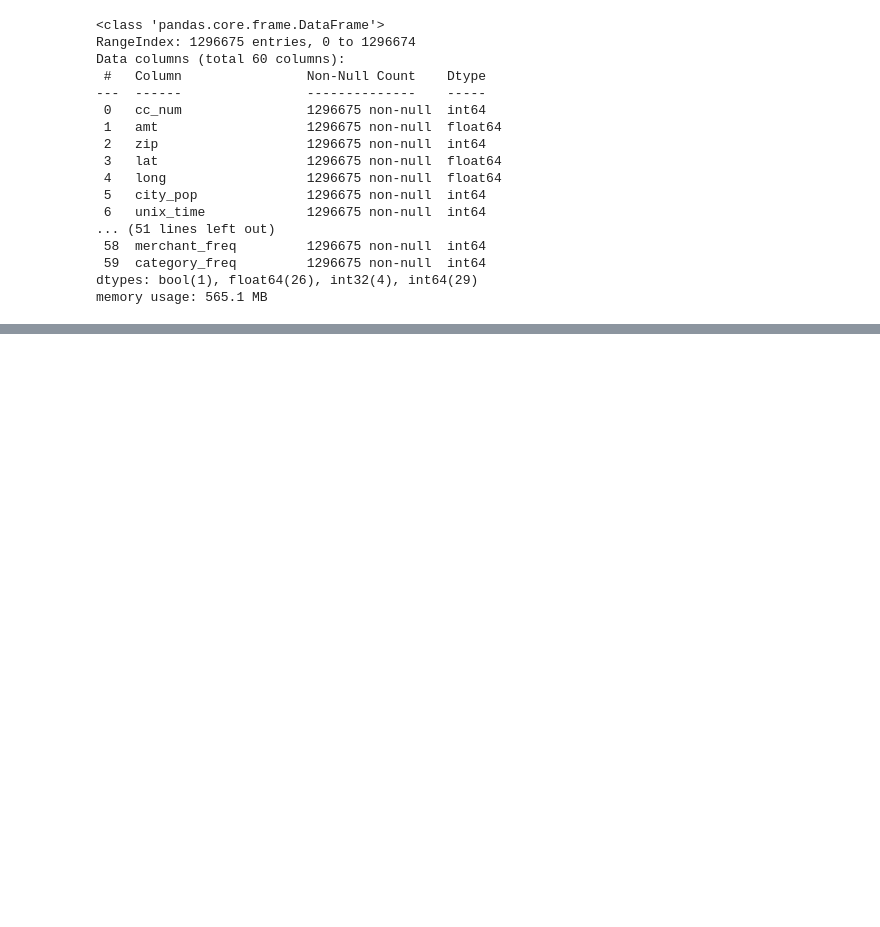
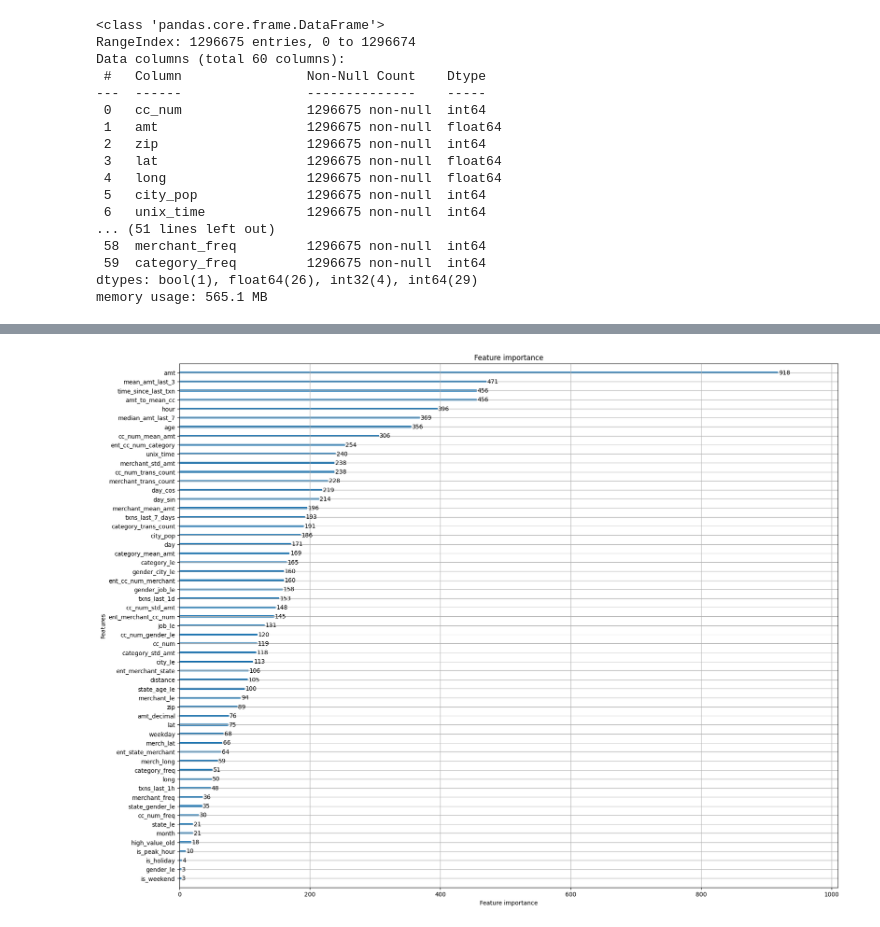
Before and after one commit to AmriteshDOT/fraud_, a Jupyter notebook: FraudDet.ipynb, the cells around one changed output, grey strips where cells are left out. Saved outputs shown, nothing was run; the diff lists cells and outputs as text; code cells hidden in the pictures; blank space fills up the shorter version.

```diff
--- a/FraudDet.ipynb
+++ b/FraudDet.ipynb
@@ -349,3 +603,5 @@ shap.summary_plot(shap_values, X[val_idx].sample(1000))
 # %%
-lgb.plot_importance(lgb_model)
+lgb.plot_importance(lgb_model,figsize=(20, 16))
 plt.show()
+# %% [output]
+[figure, added]
```
Also changed, not shown: parts of 12 cells of this notebook.
